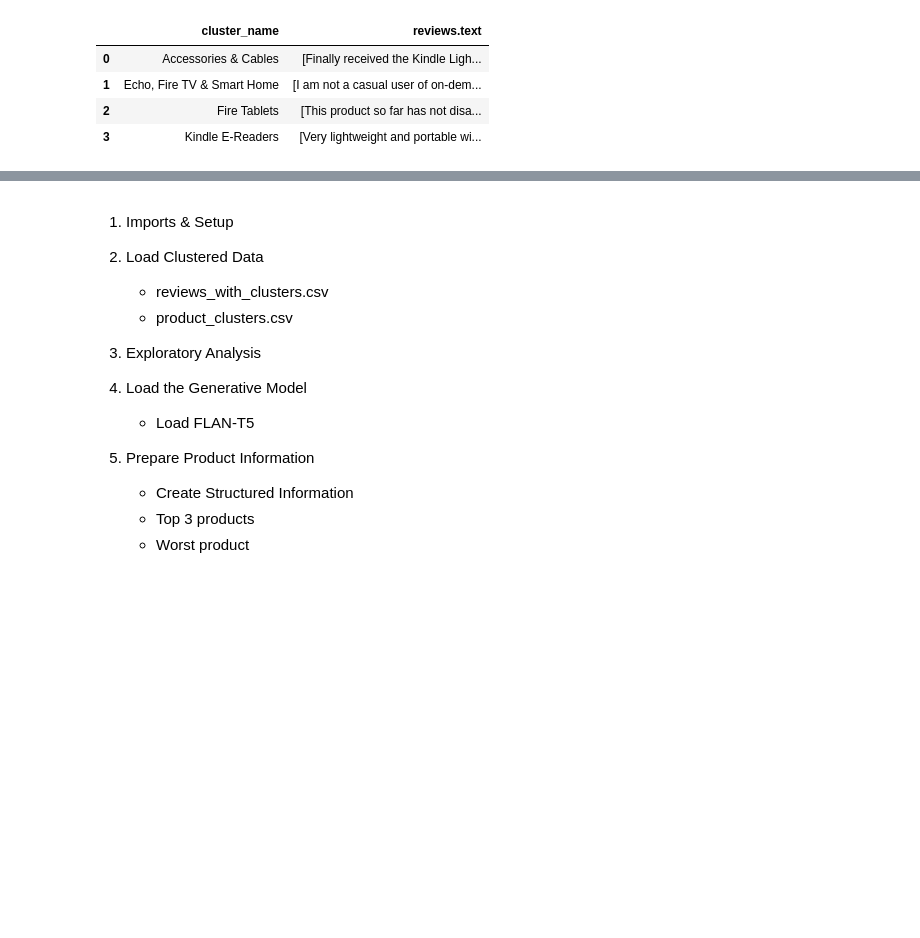
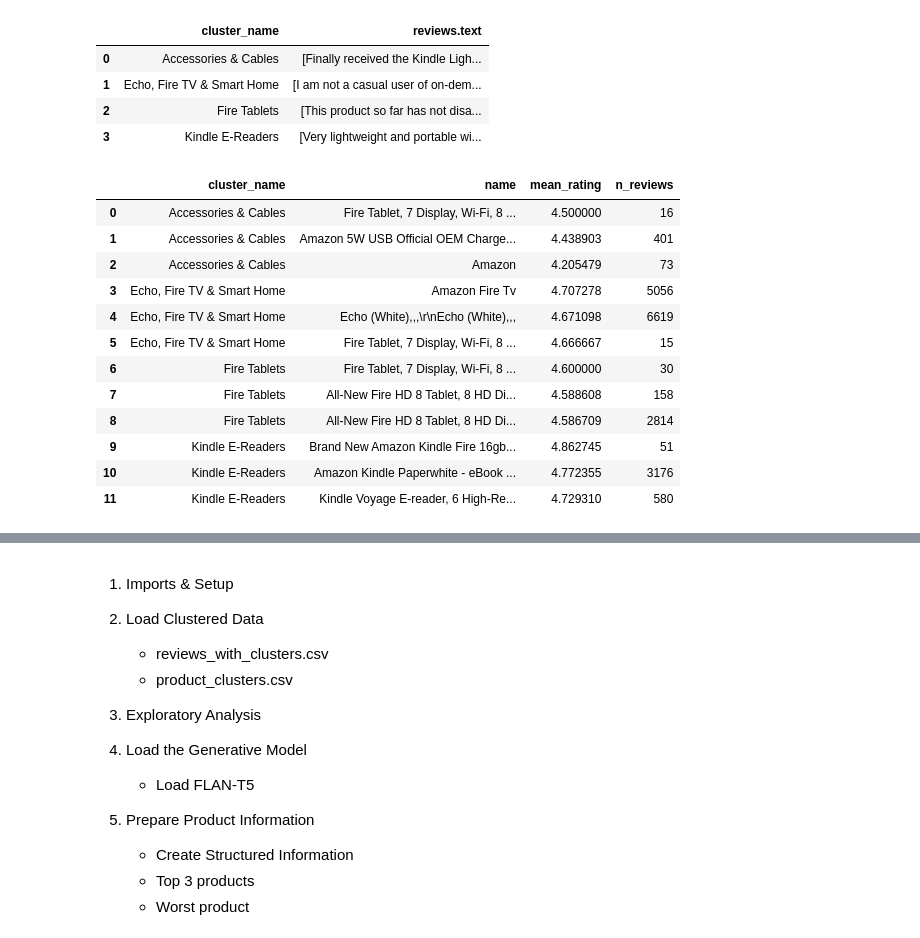
Before and after one commit to Martigol2/IRONHACK-AI-PROJECT3, a Jupyter notebook: Generative/Generative_ia.ipynb, the cells around one changed output, grey strips where cells are left out. Cells and saved outputs as stored; diff of their text form; code cells hidden in the pictures; blank space fills up the shorter version.

```diff
--- a/Generative/Generative_ia.ipynb
+++ b/Generative/Generative_ia.ipynb
@@ -336,3 +334,36 @@ category_reviews.head()
 | 1 | Echo, Fire TV & Smart Home | [I am not a casual user of on-dem... |
 | 2 | Fire Tablets | [This product so far has not disa... |
 | 3 | Kindle E-Readers | [Very lightweight and portable wi... |
+# %%
+# ==========================================================
+# 5.2 Identify the Top Products
+# ==========================================================
+
+top_products = get_top_products(
+    products,
+    reviews,
+    top_n=3
+)
+
+top_products[
+    [
+        "cluster_name",
+        "name",
+        "mean_rating",
+        "n_reviews"
+    ]
+]
+# %% [output]
+|  | cluster_name | name | mean_rating | n_reviews |
+| 0 | Accessories & Cables | Fire Tablet, 7 Display, Wi-Fi, 8 ... | 4.500000 | 16 |
+| 1 | Accessories & Cables | Amazon 5W USB Official OEM Charge... | 4.438903 | 401 |
+| 2 | Accessories & Cables | Amazon | 4.205479 | 73 |
+| 3 | Echo, Fire TV & Smart Home | Amazon Fire Tv | 4.707278 | 5056 |
+| 4 | Echo, Fire TV & Smart Home | Echo (White),,,\r\nEcho (White),,, | 4.671098 | 6619 |
+| 5 | Echo, Fire TV & Smart Home | Fire Tablet, 7 Display, Wi-Fi, 8 ... | 4.666667 | 15 |
+| 6 | Fire Tablets | Fire Tablet, 7 Display, Wi-Fi, 8 ... | 4.600000 | 30 |
+| 7 | Fire Tablets | All-New Fire HD 8 Tablet, 8 HD Di... | 4.588608 | 158 |
+| 8 | Fire Tablets | All-New Fire HD 8 Tablet, 8 HD Di... | 4.586709 | 2814 |
+| 9 | Kindle E-Readers | Brand New Amazon Kindle Fire 16gb... | 4.862745 | 51 |
+| 10 | Kindle E-Readers | Amazon Kindle Paperwhite - eBook ... | 4.772355 | 3176 |
+| 11 | Kindle E-Readers | Kindle Voyage E-reader, 6 High-Re... | 4.729310 | 580 |
```
Also changed, not shown: parts of 7 cells of this notebook.
